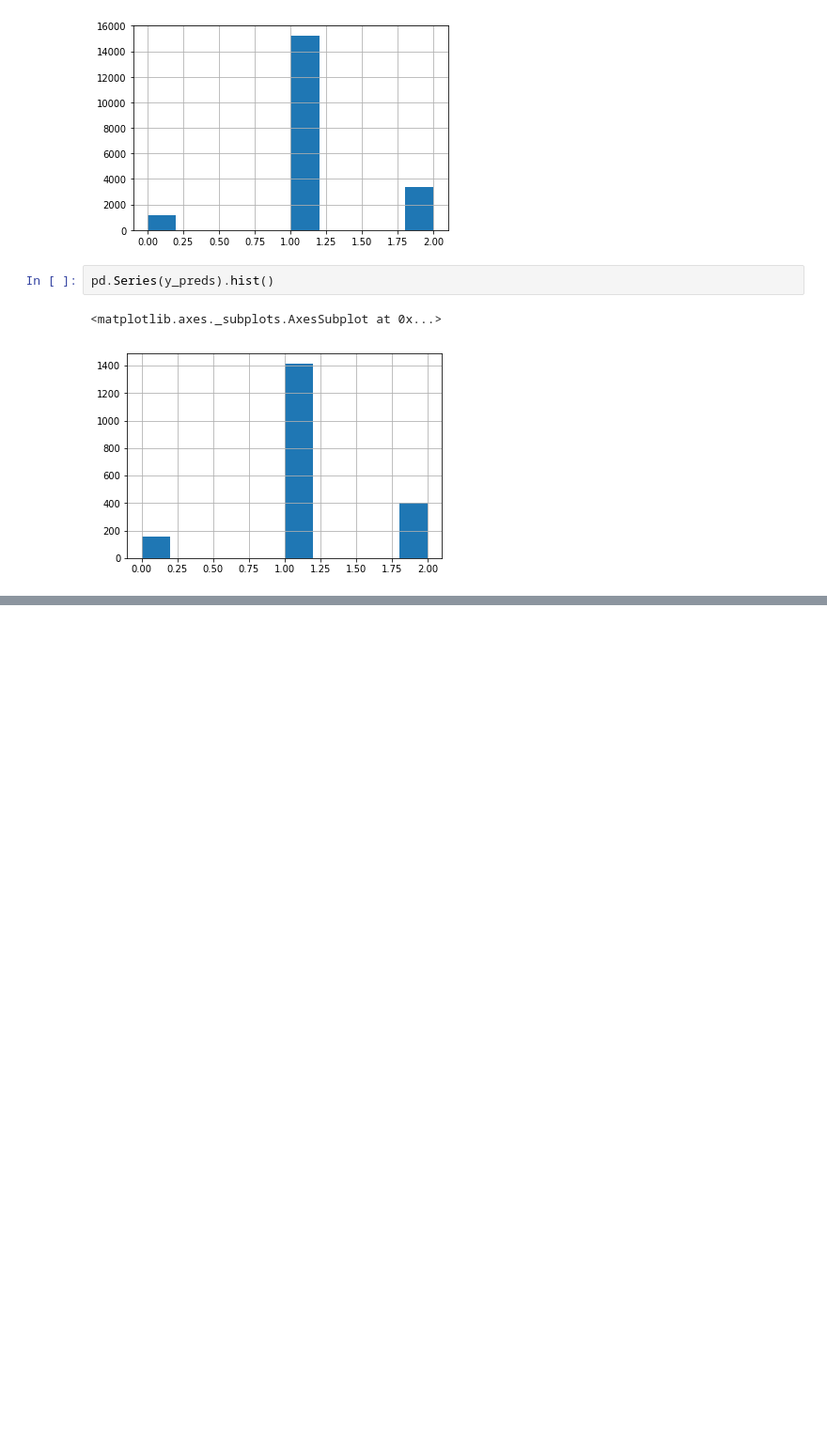
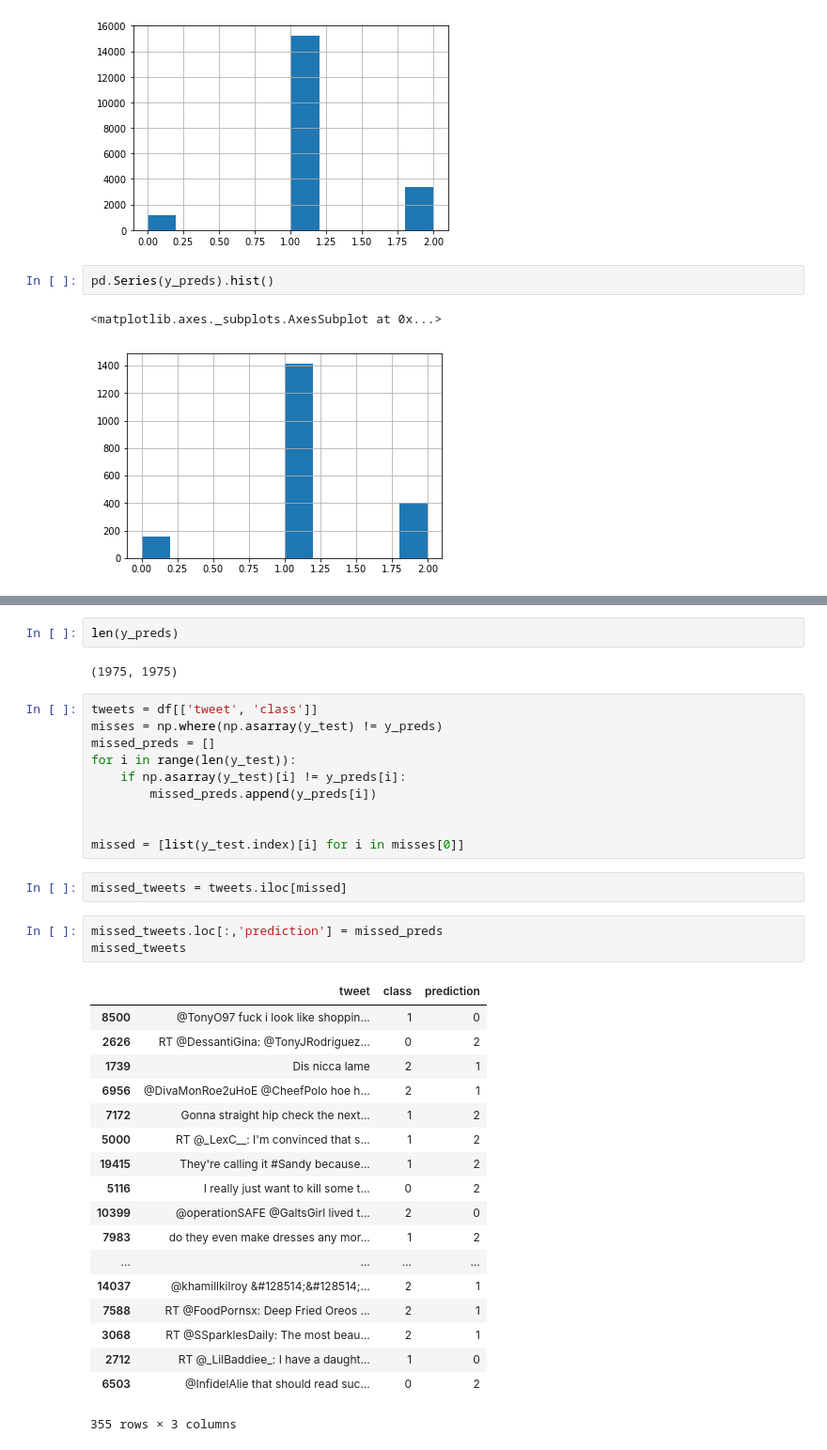
Before and after one commit to LACoderDeBH/CS224U_Final_Project_Hate_Speech_Detection_Explainability, a Jupyter notebook: Davidson Baseline.ipynb, the cells around one changed output, grey strips where cells are left out. Shown: that part at 94% size. Saved outputs shown, nothing was run; the diff lists cells and outputs as text; blank space fills up the shorter version.

```diff
--- a/Davidson Baseline.ipynb
+++ b/Davidson Baseline.ipynb
@@ -382,0 +374,38 @@ misses = np.where(np.asarray(y_test) != y_preds)
+# %%
+len(y_preds)
+# %% [output]
+(1975, 1975)
+# %%
+tweets = df[['tweet', 'class']]
+misses = np.where(np.asarray(y_test) != y_preds)
+missed_preds = []
+for i in range(len(y_test)):
+    if np.asarray(y_test)[i] != y_preds[i]:
+        missed_preds.append(y_preds[i])
+
+
+missed = [list(y_test.index)[i] for i in misses[0]]
+# %%
+missed_tweets = tweets.iloc[missed]
+# %%
+missed_tweets.loc[:,'prediction'] = missed_preds
+missed_tweets
+# %% [output]
+|  | tweet | class | prediction |
+| 8500 | @TonyO97 fuck i look like shoppin... | 1 | 0 |
+| 2626 | RT @DessantiGina: @TonyJRodriguez... | 0 | 2 |
+| 1739 | Dis nicca lame | 2 | 1 |
+| 6956 | @DivaMonRoe2uHoE @CheefPolo hoe h... | 2 | 1 |
+| 7172 | Gonna straight hip check the next... | 1 | 2 |
+| 5000 | RT @_LexC__: I'm convinced that s... | 1 | 2 |
+| 19415 | They're calling it #Sandy because... | 1 | 2 |
+| 5116 | I really just want to kill some t... | 0 | 2 |
+| 10399 | @operationSAFE @GaltsGirl lived t... | 2 | 0 |
+| 7983 | do they even make dresses any mor... | 1 | 2 |
+| ... | ... | ... | ... |
+| 14037 | @khamillkilroy &#128514;&#128514;... | 2 | 1 |
+| 7588 | RT @FoodPornsx: Deep Fried Oreos ... | 2 | 1 |
+| 3068 | RT @SSparklesDaily: The most beau... | 2 | 1 |
+| 2712 | RT @_LilBaddiee_: I have a daught... | 1 | 0 |
+| 6503 | @InfidelAlie that should read suc... | 0 | 2 |
+355 rows × 3 columns
```
Also changed, not shown: parts of 5 cells of this notebook.
